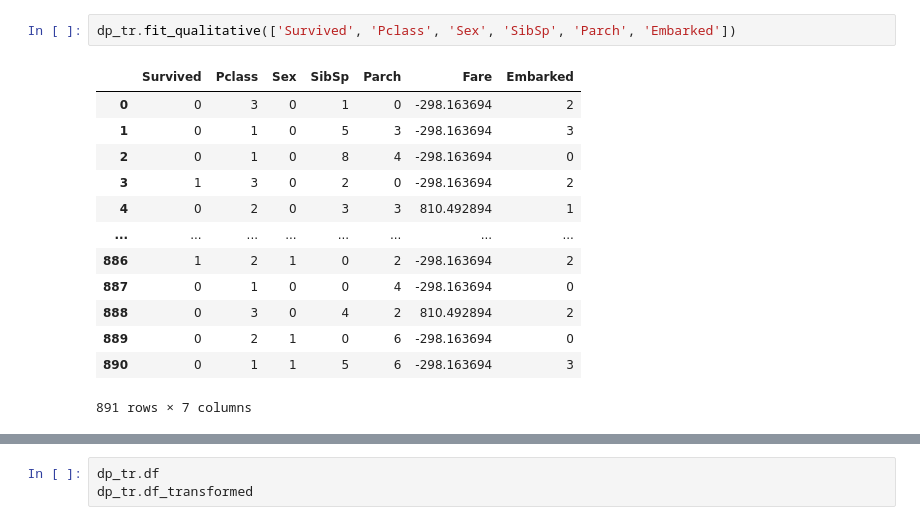
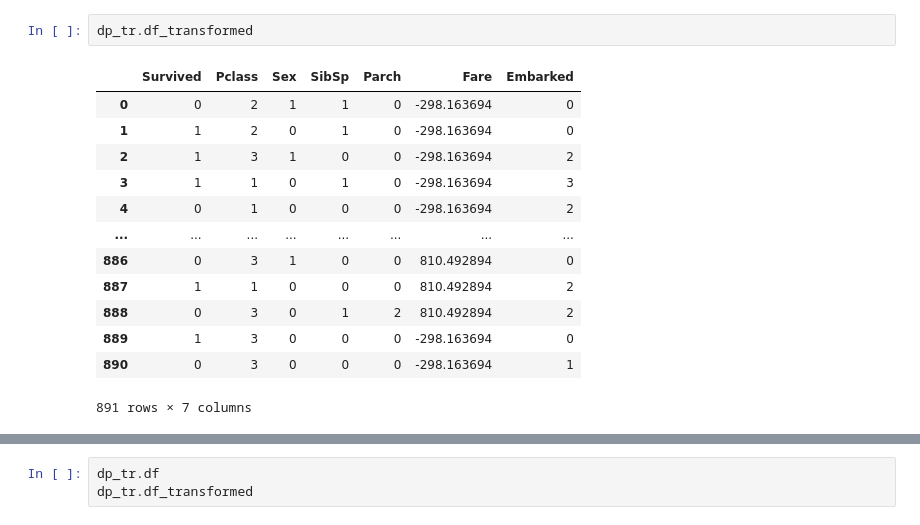
Before and after one commit to davidsmoreno/DifPrivHealthCostPredict, a Jupyter notebook: python_class/Titanic_class.ipynb, the cells around one changed output, grey strips where cells are left out. Saved outputs shown, nothing was run; the diff lists cells and outputs as text.

```diff
--- a/python_class/Titanic_class.ipynb
+++ b/python_class/Titanic_class.ipynb
@@ -43,16 +16,16 @@ dp_tr.fit_quantitative(['Fare'])
-# %%
-dp_tr.fit_qualitative(['Survived', 'Pclass', 'Sex', 'SibSp', 'Parch', 'Embarked'])
-# %% [output]
-|  | Survived | Pclass | Sex | SibSp | Parch | Fare | Embarked |
-| 0 | 0 | 3 | 0 | 1 | 0 | -298.163694 | 2 |
-| 1 | 0 | 1 | 0 | 5 | 3 | -298.163694 | 3 |
-| 2 | 0 | 1 | 0 | 8 | 4 | -298.163694 | 0 |
-| 3 | 1 | 3 | 0 | 2 | 0 | -298.163694 | 2 |
-| 4 | 0 | 2 | 0 | 3 | 3 | 810.492894 | 1 |
-| ... | ... | ... | ... | ... | ... | ... | ... |
-| 886 | 1 | 2 | 1 | 0 | 2 | -298.163694 | 2 |
-| 887 | 0 | 1 | 0 | 0 | 4 | -298.163694 | 0 |
-| 888 | 0 | 3 | 0 | 4 | 2 | 810.492894 | 2 |
-| 889 | 0 | 2 | 1 | 0 | 6 | -298.163694 | 0 |
-| 890 | 0 | 1 | 1 | 5 | 6 | -298.163694 | 3 |
-891 rows × 7 columns
+# %%
+dp_tr.df_transformed
+# %% [output]
+|  | Survived | Pclass | Sex | SibSp | Parch | Fare | Embarked |
+| 0 | 0 | 2 | 1 | 1 | 0 | -298.163694 | 0 |
+| 1 | 1 | 2 | 0 | 1 | 0 | -298.163694 | 0 |
+| 2 | 1 | 3 | 1 | 0 | 0 | -298.163694 | 2 |
+| 3 | 1 | 1 | 0 | 1 | 0 | -298.163694 | 3 |
+| 4 | 0 | 1 | 0 | 0 | 0 | -298.163694 | 2 |
+| ... | ... | ... | ... | ... | ... | ... | ... |
+| 886 | 0 | 3 | 1 | 0 | 0 | 810.492894 | 0 |
+| 887 | 1 | 1 | 0 | 0 | 0 | 810.492894 | 2 |
+| 888 | 0 | 3 | 0 | 1 | 2 | 810.492894 | 2 |
+| 889 | 1 | 3 | 0 | 0 | 0 | -298.163694 | 0 |
+| 890 | 0 | 3 | 0 | 0 | 0 | -298.163694 | 1 |
+891 rows × 7 columns
```
Also changed, not shown: parts of 7 cells of this notebook, 1 other file.
